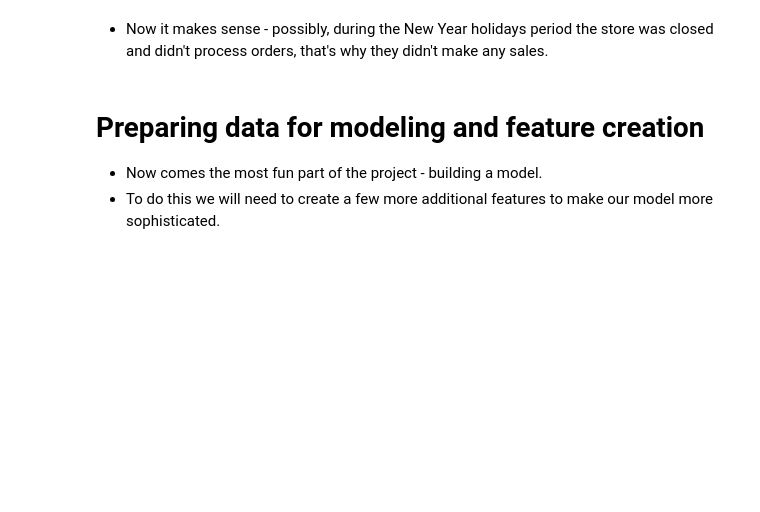
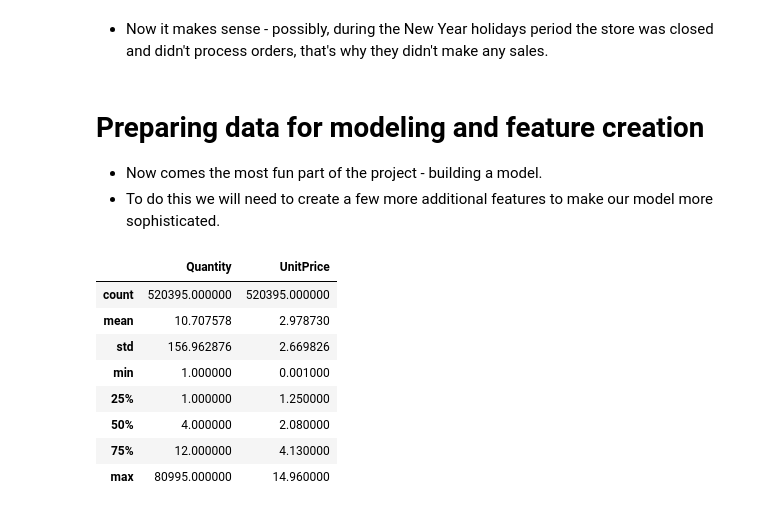
Before and after one commit to AmirMotefaker/Predicting-Sales-Ecommerce, a Jupyter notebook: predicting-sales-ecommerce.ipynb, the cells around one changed output. Cells and saved outputs as stored; diff of their text form; code cells hidden in the pictures; blank space fills up the shorter version.

```diff
--- a/predicting-sales-ecommerce.ipynb
+++ b/predicting-sales-ecommerce.ipynb
@@ -572,3 +572,16 @@ df_resample['12-2010':'01-2011']
 # Preparing data for modeling and feature creation
 - Now comes the most fun part of the project - building a model.
 - To do this we will need to create a few more additional features to make our model more sophisticated.
+# %%
+df_clean = df[df['UnitPrice'] < 15]
+df_clean.describe()
+# %% [output]
+|  | Quantity | UnitPrice |
+| count | 520395.000000 | 520395.000000 |
+| mean | 10.707578 | 2.978730 |
+| std | 156.962876 | 2.669826 |
+| min | 1.000000 | 0.001000 |
+| 25% | 1.000000 | 1.250000 |
+| 50% | 4.000000 | 2.080000 |
+| 75% | 12.000000 | 4.130000 |
+| max | 80995.000000 | 14.960000 |
```
Also changed, not shown: parts of 1 cell of this notebook.
